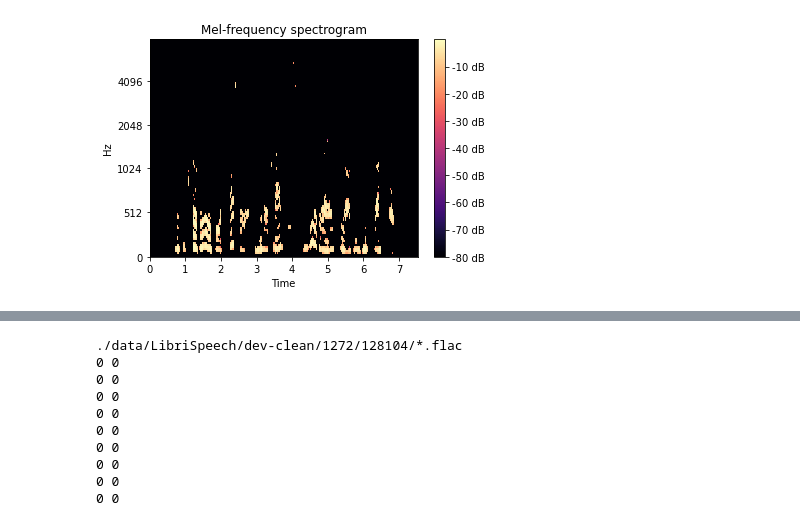
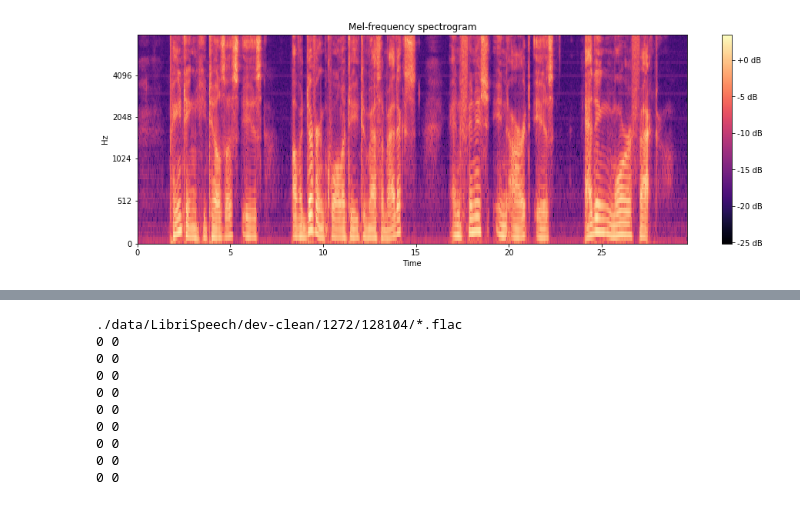
Before and after one commit to aith/speech-recognition-from-scratch, a Jupyter notebook: index.ipynb, the cells around one changed output, grey strips where cells are left out. Drawn from its saved outputs; the diff is of its cells as text; code cells hidden in the pictures.

```diff
--- a/index.ipynb
+++ b/index.ipynb
@@ -79,38 +81,32 @@ In order to extract the features from a given file, we need to perform the follo
 # %%
 import librosa, librosa.display
+import numpy as np
 import matplotlib.pyplot as plt
 
-test_path = './data/LibriSpeech/dev-clean/1272/128104/1272-128104-0000.flac'
-
 def flac_to_log_mel(filepath, sample_rate=16000):  # LibriSpeech uses a 16kHz sample rate
-    # sample_rate = 16000  # because
-    window_length_ms = 25  # for ASR, the window length is typically 25ms, ranging from 15-40ms
-    window_step_ms = 10
     audio_data, sample_rate = librosa.load(filepath, sr=sample_rate)
-    audio_duration_seconds = len(audio_data)/sample_rate
-    window_count = int(audio_duration_seconds*1000/window_length_ms)
-    window_length =int(sample_rate/1000 * window_length_ms)  # for more info on Windowing see https://www.audiolabs-erlangen.de/resources/MIR/FMP/C2/
-    N = 2048 # for FFT, the FT window length should be a power of 2
-    mel_spec = librosa.feature.melspectrogram(audio_data, sample_rate, n_fft=N, win_length=window_length, hop_length=window_length, window="hann")
+    n_fft = int(sample_rate*0.025)  # for more info on Windowing see https://www.audiolabs-erlangen.de/resources/MIR/FMP/C2/
+    window_step = int(sample_rate*0.010)
+    mel_spec = librosa.feature.melspectrogram(audio_data, sample_rate, n_fft=n_fft, hop_length=window_step, window="hann")
     log_mel_spec = np.log(mel_spec)
     return log_mel_spec
 
 def show_spec(signal, sample_rate):
-    fig, ax = plt.subplots()
-    S_dB = librosa.power_to_db(signal, ref=np.max)
-    img = librosa.display.specshow(S_dB, x_axis='time',
+    fig, ax = plt.subplots(figsize=(16,5))
+    img = librosa.display.specshow(signal, x_axis='time',
 
                              y_axis='mel', sr=sample_rate,
 
                              fmax=8000, ax=ax)
 
     fig.colorbar(img, ax=ax, format='%+2.0f dB')
 
     ax.set(title='Mel-frequency spectrogram')
 
 
+demo_path = './data/LibriSpeech/dev-clean/1272/128104/1272-128104-0007.flac'
 sample_rate = 16000
-log_mel_spec = flac_to_log_mel(test_path)
-show_spec(log_mel_spec, sample_rate)
+log_mel_spec = flac_to_log_mel(demo_path,sample_rate)
+show_spec(log_mel_spec,sample_rate)
 # %% [output]
-[figure, old version]
+[figure, new version]
```
Also changed, not shown: parts of 5 cells of this notebook.
